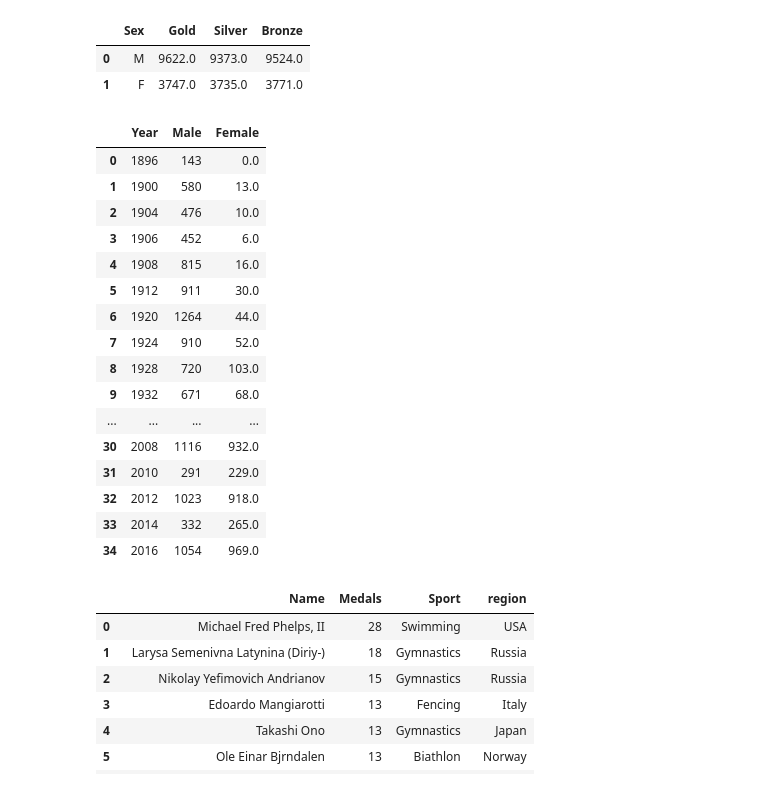
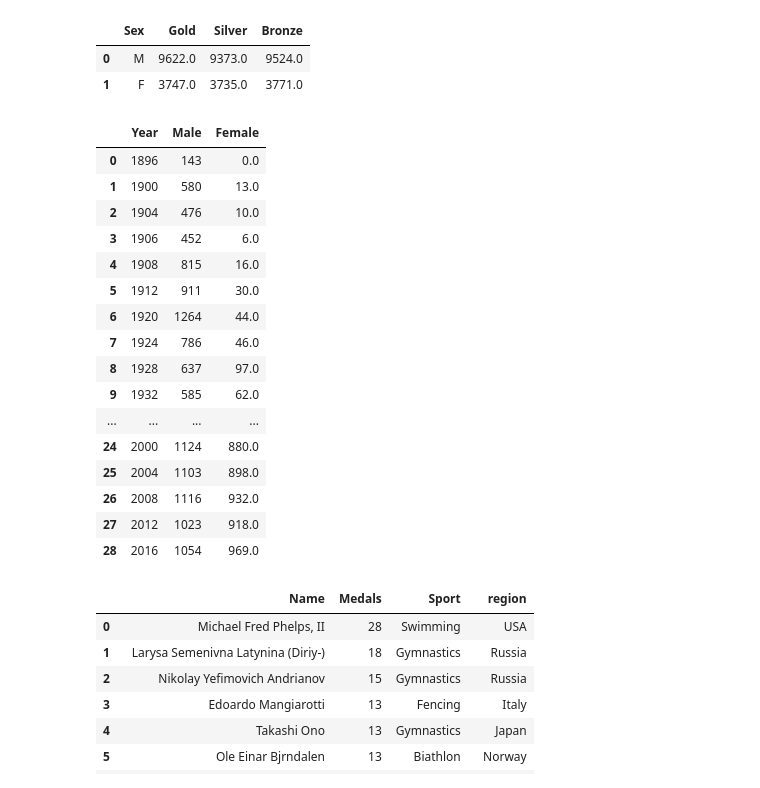
Before and after one commit to MaliheDahmardeh/Olympic-History, a Jupyter notebook: Olympic_History.ipynb, the cells around one changed output. Drawn from its saved outputs; the diff is of its cells as text; code cells hidden in the pictures.

```diff
--- a/Olympic_History.ipynb
+++ b/Olympic_History.ipynb
@@ -493,33 +490,33 @@ men_and_women_medals
 | 1 | F | 3747.0 | 3735.0 | 3771.0 |
 # %%
 #number of women who have won medals
-women = df[df['Sex'] == 'F'].groupby('Year').count()['Name'].reset_index()
+women = df[(df['Sex'] == 'F')& (df['Season'] == 'Summer')].groupby('Year').count()['Name'].reset_index()
 #number of men who have won medals
-men = df[df['Sex'] == 'M'].groupby('Year').count()['Name'].reset_index()
+men = df[(df['Sex'] == 'M')& (df['Season'] == 'Summer')].groupby('Year').count()['Name'].reset_index()
 
 #number of men and women with medal in each year
 total_athlete= men.merge(women,on='Year',how='left')
 total_athlete.rename(columns={'Name_x':'Male','Name_y':'Female'},inplace=True)
 total_athlete = total_athlete.fillna(0)
 total_athlete
 # %% [output]
 |  | Year | Male | Female |
 | 0 | 1896 | 143 | 0.0 |
 | 1 | 1900 | 580 | 13.0 |
 | 2 | 1904 | 476 | 10.0 |
 | 3 | 1906 | 452 | 6.0 |
 | 4 | 1908 | 815 | 16.0 |
 | 5 | 1912 | 911 | 30.0 |
 | 6 | 1920 | 1264 | 44.0 |
-| 7 | 1924 | 910 | 52.0 |
-| 8 | 1928 | 720 | 103.0 |
-| 9 | 1932 | 671 | 68.0 |
+| 7 | 1924 | 786 | 46.0 |
+| 8 | 1928 | 637 | 97.0 |
+| 9 | 1932 | 585 | 62.0 |
 | ... | ... | ... | ... |
-| 30 | 2008 | 1116 | 932.0 |
-| 31 | 2010 | 291 | 229.0 |
-| 32 | 2012 | 1023 | 918.0 |
-| 33 | 2014 | 332 | 265.0 |
-| 34 | 2016 | 1054 | 969.0 |
+| 24 | 2000 | 1124 | 880.0 |
+| 25 | 2004 | 1103 | 898.0 |
+| 26 | 2008 | 1116 | 932.0 |
+| 27 | 2012 | 1023 | 918.0 |
+| 28 | 2016 | 1054 | 969.0 |
 # %%
 #Top-10 medal winners in the olympics
 def top_medal_winners(df, sport):
```
Also changed, not shown: parts of 5 cells of this notebook.
